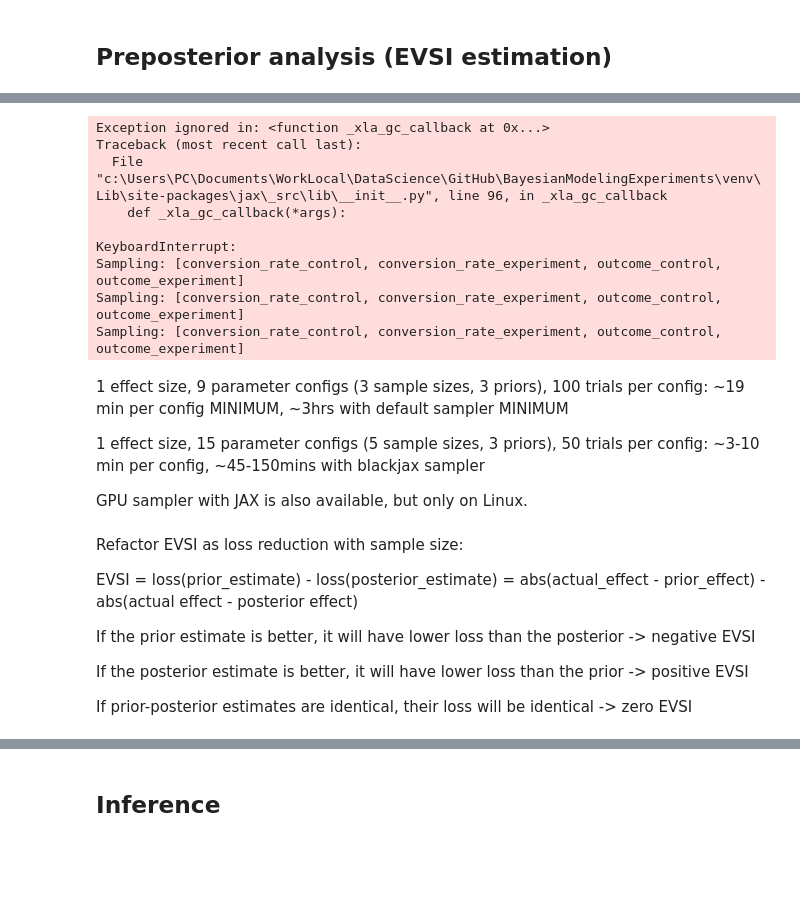
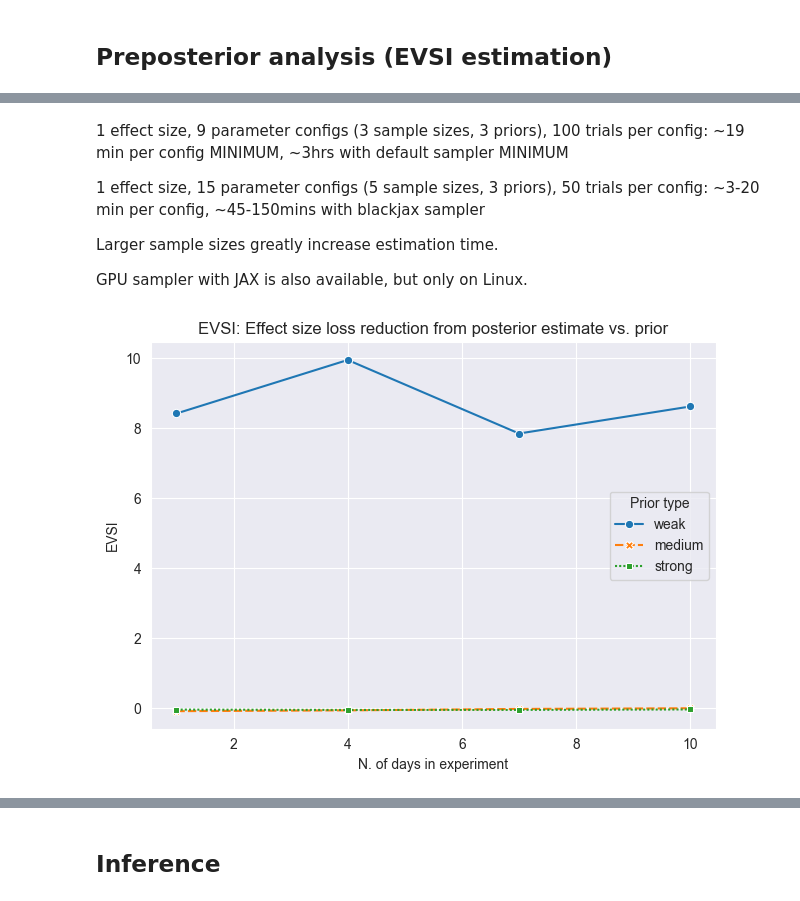
Before and after one commit to AhmetZamanis/BayesianModelingExperiments, a Jupyter notebook: a-b-testing/uplift-bayesian.ipynb, the cells around one changed output, grey strips where cells are left out. Drawn from its saved outputs; the diff is of its cells as text; code cells hidden in the pictures; blank space fills up the shorter version.

```diff
--- a/a-b-testing/uplift-bayesian.ipynb
+++ b/a-b-testing/uplift-bayesian.ipynb
@@ -285,27 +327,25 @@ chains = 4
 cores = 4
 # %%
 # Calculate "loss reduction" for each parameter combination
-#effects_list = []
 days_list = []
 priors_list = []
 losses_list = []
 posterior_list = []
+
 for j, config in tqdm(
     enumerate(grid_configs(dict_parameters)),
     desc = "configs",
     total = len(priors) * len(n_days)
     ):
 
-    # Get parameters
-    ##effect_size = config["effect_sizes"]
+    # Get parameters of config
     days = config["n_days"]
     prior_label = config["priors"]
 
-    # Calculate experiment conversion rate relative to control, based on effect size
-    #exp_conv = (effect_size + 1) * conversion_control
-
+    # Run trials for config
     loss_trials = []
     posterior_trials = []
+
     for i in tqdm(
         range(trials),
         desc = "trials",
@@ -322,12 +362,24 @@ for j, config in tqdm(
             priors_label = prior_label
         )
 
-        # Get prior predictive, mean estimated effect size
-        model.get_prior_predictive()
+        # Disable logging for pymc
+        with suppress_logging(logging.CRITICAL):
+
+            # Get prior predictive
+            model.get_prior_predictive()
+
+            # Get posterior predictive
+            model.get_posterior_predictive(
+                nuts_sampler = "blackjax",
+                draws = draws,
+                tune = draws,
+                chains = cores,
+                cores = cores,
+                progressbar = False
+            )
+
+        # Get prior & posterior mean effect sizes
         mu_prior = model.prior_predictive.prior.relative_uplift.mean()
-
-        # Get posterior predictive, mean estimated effect size
-        model.get_posterior_predictive(nuts_sampler = "blackjax", chains = chains, cores = cores, progressbar = False)
         mu_posterior = model.posterior_predictive.posterior.relative_uplift.mean()
 
         # Calculate & record loss reduction
@@ -346,39 +398,26 @@ for j, config in tqdm(
     priors_list.append(prior_label)
     losses_list.append(np.mean(loss_trials))
     posterior_list.append(posterior_trials)
-# %% [output]
-Exception ignored in: <function _xla_gc_callback at 0x...>
-Traceback (most recent call last):
-  File "c:\Users\PC\Documents\WorkLocal\DataScience\GitHub\BayesianModelingExperiments\venv\Lib\site-packages\jax\_src\lib\__init__.py", line 96, in _xla_gc_callback
-    def _xla_gc_callback(*args):
-
-KeyboardInterrupt:
-Sampling: [conversion_rate_control, conversion_rate_experiment, outcome_control, outcome_experiment]
-Sampling: [conversion_rate_control, conversion_rate_experiment, outcome_control, outcome_experiment]
-Sampling: [conversion_rate_control, conversion_rate_experiment, outcome_control, outcome_experiment]
 # %% [markdown]
 1 effect size, 9 parameter configs (3 sample sizes, 3 priors), 100 trials per config: ~19 min per config MINIMUM, ~3hrs with default sampler MINIMUM
 
-1 effect size, 15 parameter configs (5 sample sizes, 3 priors), 50 trials per config: ~3-10 min per config, ~45-150mins with blackjax sampler
+1 effect size, 15 parameter configs (5 sample sizes, 3 priors), 50 trials per config: ~3-20 min per config, ~45-150mins with blackjax sampler
+
+Larger sample sizes greatly increase estimation time.
 
 GPU sampler with JAX is also available, but only on Linux.
-# %% [markdown]
-Refactor EVSI as loss reduction with sample size:
-
-EVSI = loss(prior_estimate) - loss(posterior_estimate)
-= abs(actual_effect - prior_effect) - abs(actual effect - posterior effect)
-
-If the prior estimate is better, it will have lower loss than the posterior -> negative EVSI
-
-If the posterior estimate is better, it will have lower loss than the prior -> positive EVSI
-
-If prior-posterior estimates are identical, their loss will be identical -> zero EVSI
 # %%
-# Sample size vs. loss plot
+# Sample size vs. loss reduction plot
 _ = sns.lineplot(
     x = days_list,
     y = losses_list,
     hue = priors_list,
     style = priors_list,
     markers = True
 )
+_ = plt.title("EVSI: Effect size loss reduction from posterior estimate vs. prior")
+_ = plt.ylabel("EVSI")
+_ = plt.xlabel("N. of days in experiment")
+_ = plt.legend(title = "Prior type")
+# %% [output]
+[figure, added]
```
Also changed, not shown: parts of 41 cells of this notebook.
